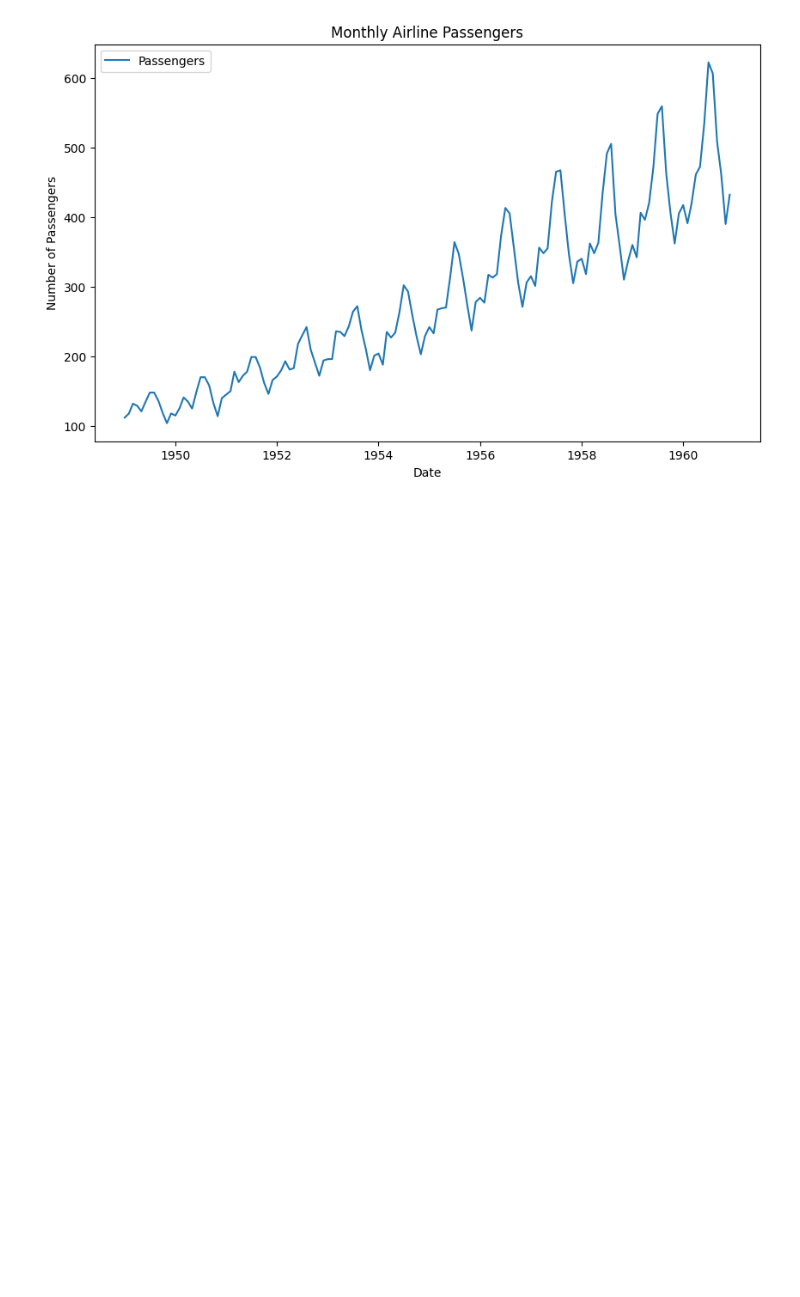
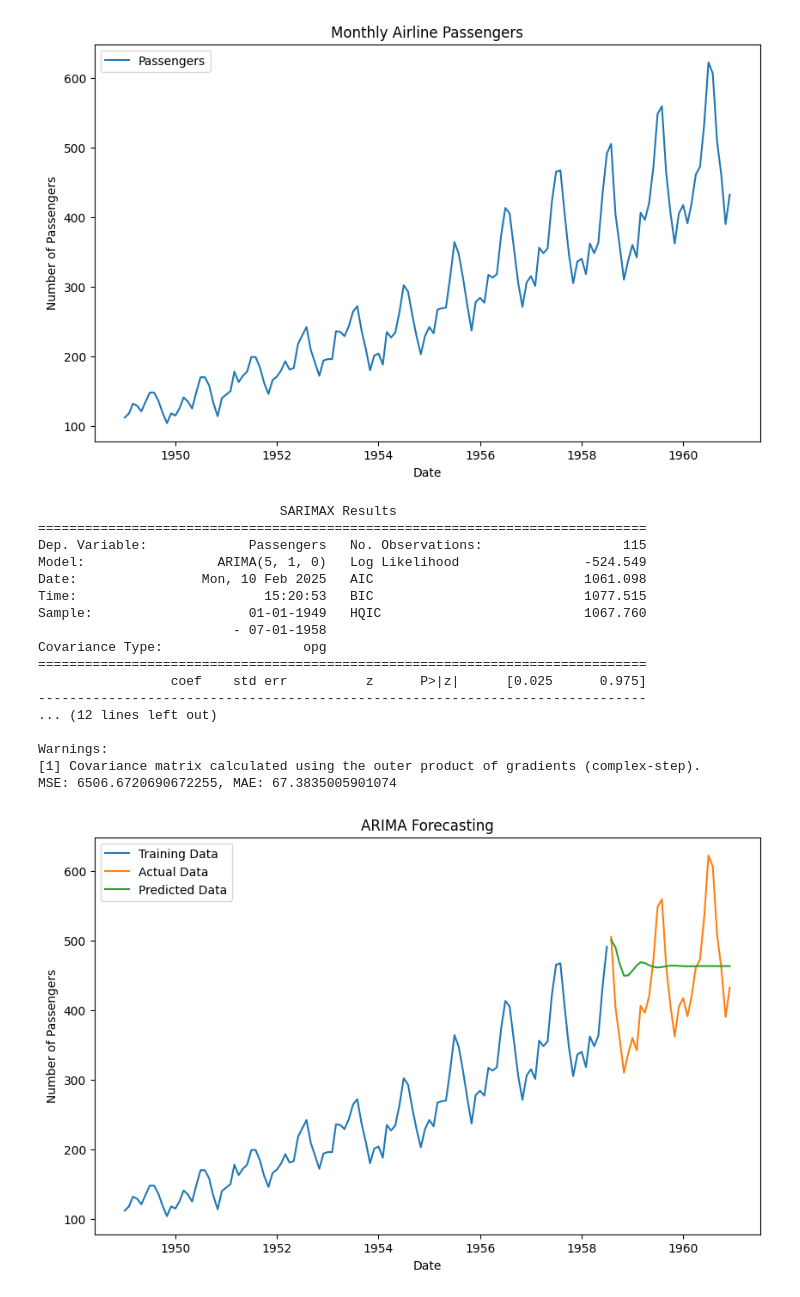
Before and after one commit to sakuna47/Time_Series_Forecasting, a Jupyter notebook: Time_Series_Forecasting.ipynb, the cells around one changed output. Drawn from its saved outputs; the diff is of its cells as text; code cells hidden in the pictures; blank space fills up the shorter version.

```diff
--- a/Time_Series_Forecasting.ipynb
+++ b/Time_Series_Forecasting.ipynb
@@ -90,3 +90,43 @@ df['Passengers'] = df['Passengers'].astype(float)
 
 train_size = int(len(df) * 0.8)
 train, test = df.iloc[:train_size], df.iloc[train_size:]
+# %%
+# Build and evaluate ARIMA model
+model = ARIMA(train['Passengers'], order=(5, 1, 0))
+model_fit = model.fit()
+print(model_fit.summary())
+
+predictions = model_fit.forecast(steps=len(test))
+
+mse = mean_squared_error(test['Passengers'], predictions)
+mae = mean_absolute_error(test['Passengers'], predictions)
+print(f"MSE: {mse}, MAE: {mae}")
+
+plt.figure(figsize=(10, 6))
+plt.plot(train.index, train['Passengers'], label='Training Data')
+plt.plot(test.index, test['Passengers'], label='Actual Data')
+plt.plot(test.index, predictions, label='Predicted Data')
+plt.title('ARIMA Forecasting')
+plt.xlabel('Date')
+plt.ylabel('Number of Passengers')
+plt.legend()
+plt.show()
+# %% [output]
+                               SARIMAX Results
+==============================================================================
+Dep. Variable:             Passengers   No. Observations:                  115
+Model:                 ARIMA(5, 1, 0)   Log Likelihood                -524.549
+Date:                Mon, 10 Feb 2025   AIC                           1061.098
+Time:                        15:20:53   BIC                           1077.515
+Sample:                    01-01-1949   HQIC                          1067.760
+                         - 07-01-1958
+Covariance Type:                  opg
+==============================================================================
+                 coef    std err          z      P>|z|      [0.025      0.975]
+------------------------------------------------------------------------------
+... (12 lines left out)
+
+Warnings:
+[1] Covariance matrix calculated using the outer product of gradients (complex-step).
+MSE: 6506.6720690672255, MAE: 67.3835005901074
+[figure, added]
```
Also changed, not shown: parts of 1 cell of this notebook.
